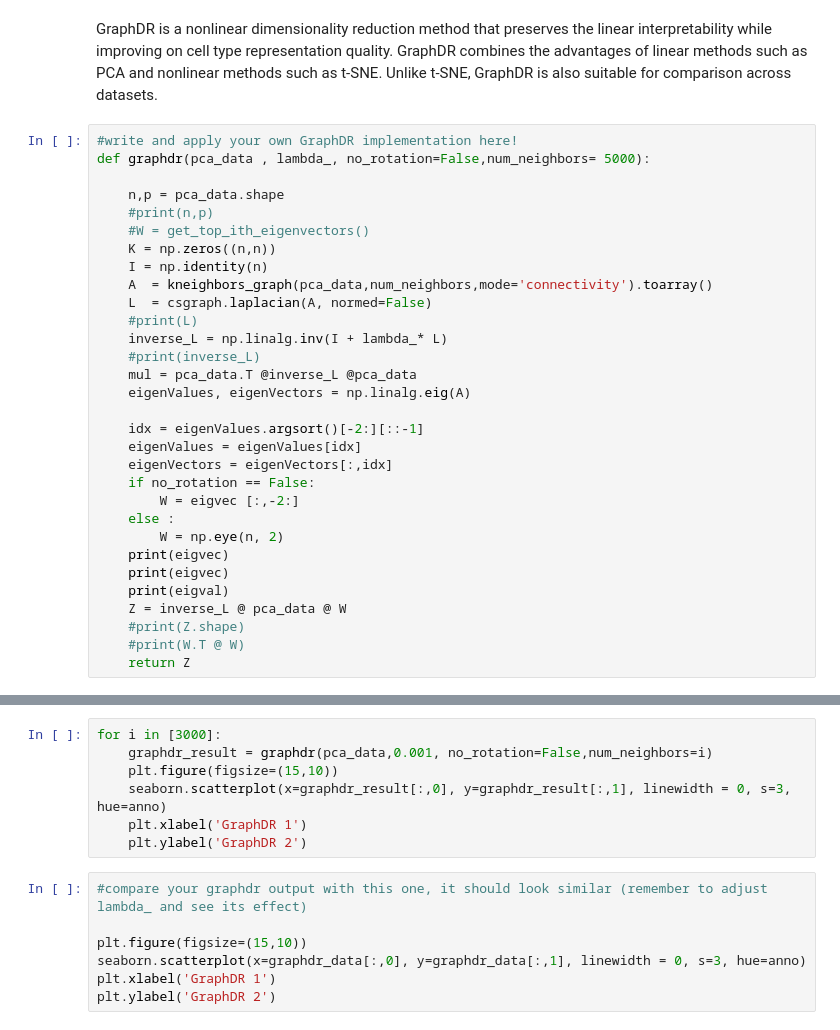
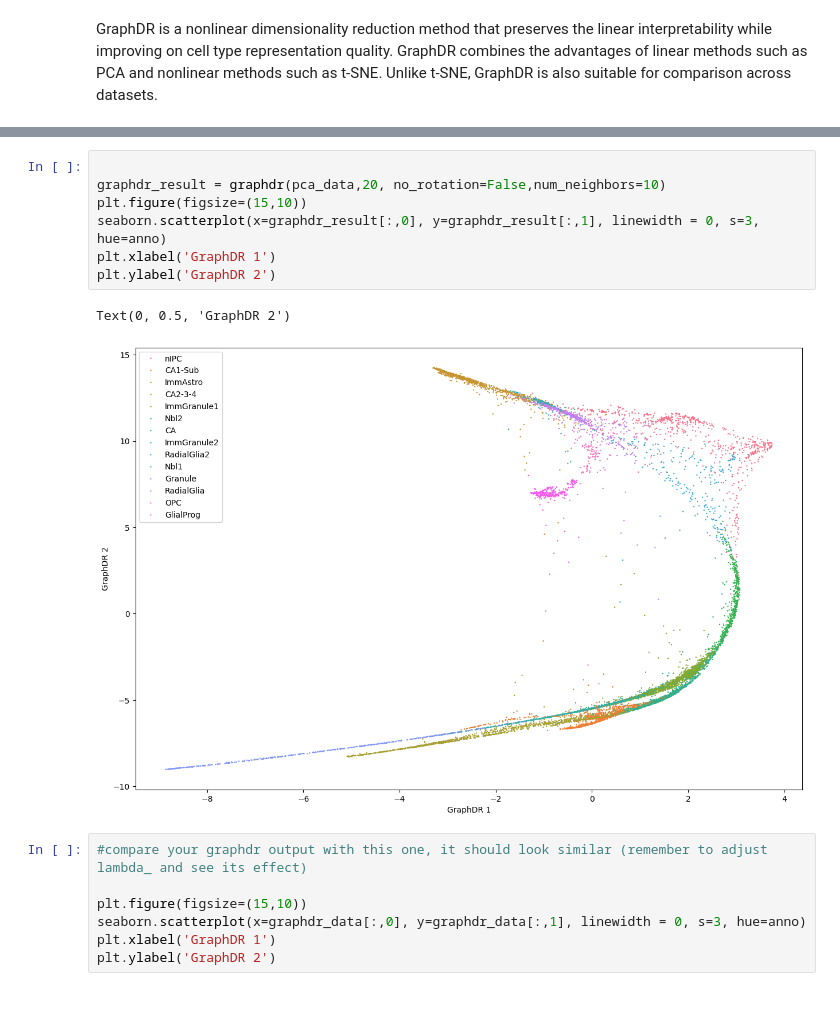
Before and after one commit to UTSW-Software-Engineering-Course-2025/Module1_Yuyan, a Jupyter notebook: day3/GraphDR_test.ipynb, the cells around one changed output, grey strips where cells are left out. Saved outputs shown, nothing was run; the diff lists cells and outputs as text; blank space fills up the shorter version.

```diff
--- a/day3/GraphDR_test.ipynb
+++ b/day3/GraphDR_test.ipynb
@@ -44,34 +45,3 @@ Text(0, 0.5, 'PC2')
 ##  GraphDR: nonlinear dimensionality reduction that preserves linear interpretability
 # %% [markdown]
 GraphDR is a nonlinear dimensionality reduction method that preserves the linear interpretability while improving on cell type representation quality. GraphDR combines the advantages of linear methods such as PCA and nonlinear methods such as t-SNE. Unlike t-SNE, GraphDR is also suitable for comparison across datasets.
-# %%
-#write and apply your own GraphDR implementation here!
-def graphdr(pca_data , lambda_, no_rotation=False,num_neighbors= 5000):
-
-    n,p = pca_data.shape
-    #print(n,p)
-    #W = get_top_ith_eigenvectors()
-    K = np.zeros((n,n))
-    I = np.identity(n)
-    A  = kneighbors_graph(pca_data,num_neighbors,mode='connectivity').toarray()
-    L  = csgraph.laplacian(A, normed=False)
-    #print(L)
-    inverse_L = np.linalg.inv(I + lambda_* L)
-    #print(inverse_L)
-    mul = pca_data.T @inverse_L @pca_data
-    eigenValues, eigenVectors = np.linalg.eig(A)
-
-    idx = eigenValues.argsort()[-2:][::-1]
-    eigenValues = eigenValues[idx]
-    eigenVectors = eigenVectors[:,idx]
-    if no_rotation == False:
-        W = eigvec [:,-2:]
-    else :
-        W = np.eye(n, 2)
-    print(eigvec)
-    print(eigvec)
-    print(eigval)
-    Z = inverse_L @ pca_data @ W
-    #print(Z.shape)
-    #print(W.T @ W)
-    return Z
@@ -78,10 +106,13 @@ def graphdr(pca_data , lambda_, no_rotation=False,num_neighbors= 5000):
 # %%
-for i in [3000]:
-    graphdr_result = graphdr(pca_data,0.001, no_rotation=False,num_neighbors=i)
-    plt.figure(figsize=(15,10))
-    seaborn.scatterplot(x=graphdr_result[:,0], y=graphdr_result[:,1], linewidth = 0, s=3, hue=anno)
-    plt.xlabel('GraphDR 1')
-    plt.ylabel('GraphDR 2')
+
+graphdr_result = graphdr(pca_data,20, no_rotation=False,num_neighbors=10)
+plt.figure(figsize=(15,10))
+seaborn.scatterplot(x=graphdr_result[:,0], y=graphdr_result[:,1], linewidth = 0, s=3, hue=anno)
+plt.xlabel('GraphDR 1')
+plt.ylabel('GraphDR 2')
+# %% [output]
+Text(0, 0.5, 'GraphDR 2')
+[figure, added]
 # %%
 #compare your graphdr output with this one, it should look similar (remember to adjust lambda_ and see its effect)
 
```
Also changed, not shown: parts of 2 cells of this notebook.
